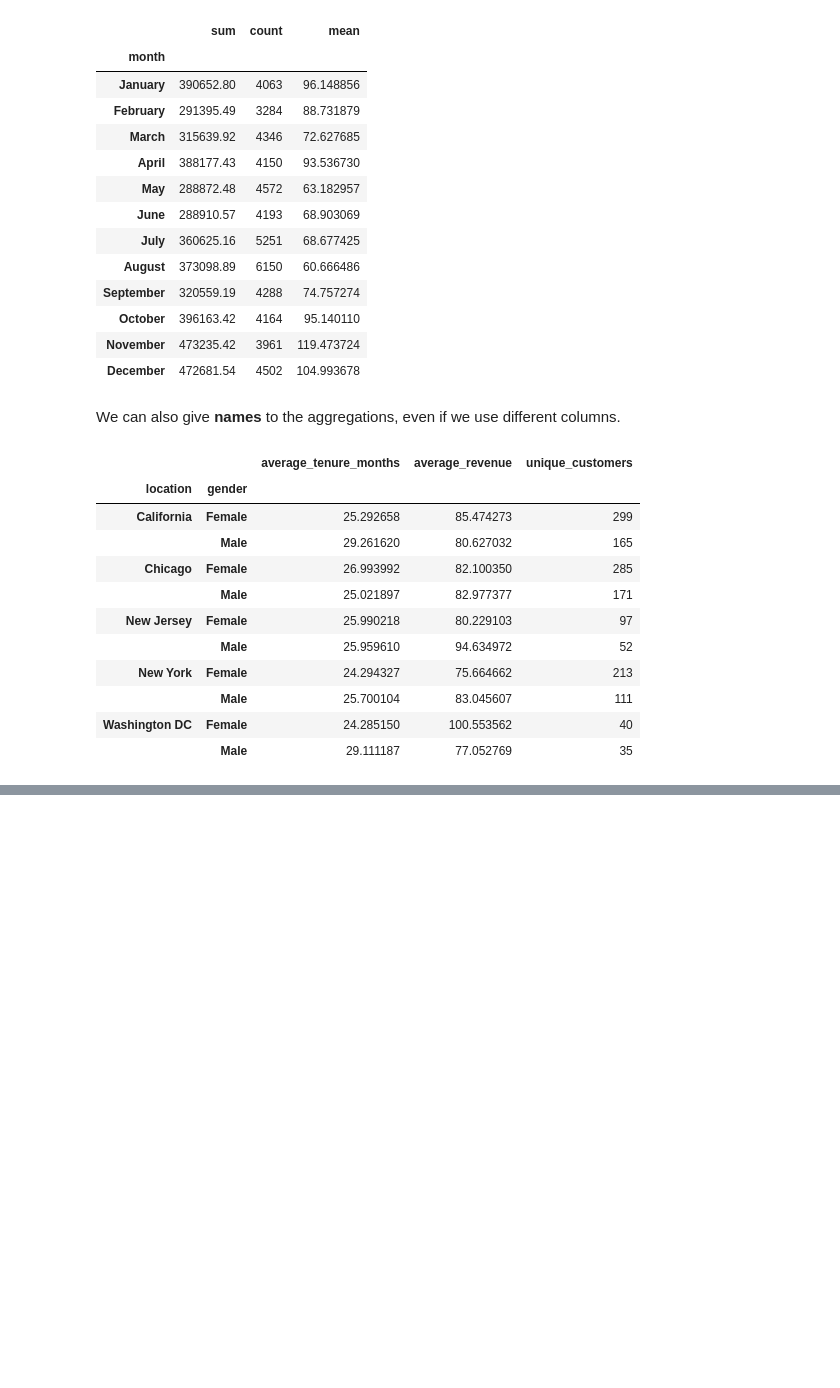
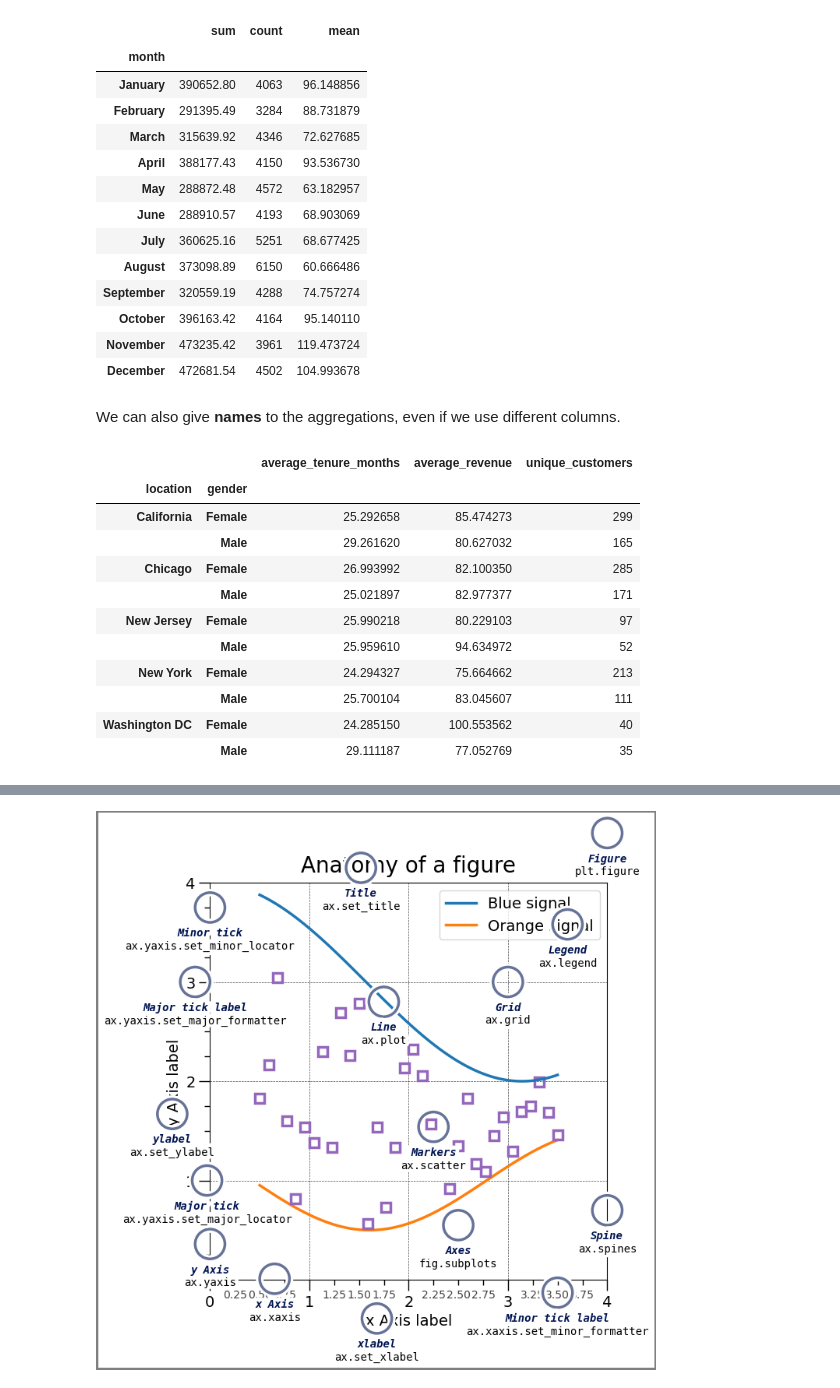
Before and after one commit to kostas-rigan/python-tutorials, a Jupyter notebook: 1-pandas-intro/intro_to_pandas.ipynb, the cells around one changed output, grey strips where cells are left out. Cells and saved outputs as stored; diff of their text form; code cells hidden in the pictures; blank space fills up the shorter version.

Commit message:
add matplotlib guide

```diff
--- a/1-pandas-intro/intro_to_pandas.ipynb
+++ b/1-pandas-intro/intro_to_pandas.ipynb
@@ -1150,0 +1343,95 @@ sales.groupby(by=['location', 'gender'], observed=True).agg(average_tenure_month
+# %%
+from matplotlib.patches import Circle
+from matplotlib.patheffects import withStroke
+from matplotlib.ticker import AutoMinorLocator, MultipleLocator
+
+royal_blue = [0, 20/256, 82/256]
+
+
+# make the figure
+
+np.random.seed(19680801)
+
+X = np.linspace(0.5, 3.5, 100)
+Y1 = 3+np.cos(X)
+Y2 = 1+np.cos(1+X/0.75)/2
+Y3 = np.random.uniform(Y1, Y2, len(X))
+
+fig = plt.figure(figsize=(7.5, 7.5))
+ax = fig.add_axes([0.2, 0.17, 0.68, 0.7], aspect=1)
+
+ax.xaxis.set_major_locator(MultipleLocator(1.000))
+ax.xaxis.set_minor_locator(AutoMinorLocator(4))
+ax.yaxis.set_major_locator(MultipleLocator(1.000))
+ax.yaxis.set_minor_locator(AutoMinorLocator(4))
+ax.xaxis.set_minor_formatter("{x:.2f}")
+
+ax.set_xlim(0, 4)
+ax.set_ylim(0, 4)
+
+ax.tick_params(which='major', width=1.0, length=10, labelsize=14)
+ax.tick_params(which='minor', width=1.0, length=5, labelsize=10,
+               labelcolor='0.25')
+
+ax.grid(linestyle="--", linewidth=0.5, color='.25', zorder=-10)
+
+ax.plot(X, Y1, c='C0', lw=2.5, label="Blue signal", zorder=10)
+ax.plot(X, Y2, c='C1', lw=2.5, label="Orange signal")
+ax.plot(X[::3], Y3[::3], linewidth=0, markersize=9,
+        marker='s', markerfacecolor='none', markeredgecolor='C4',
+        markeredgewidth=2.5)
+
+ax.set_title("Anatomy of a figure", fontsize=20, verticalalignment='bottom')
+ax.set_xlabel("x Axis label", fontsize=14)
+ax.set_ylabel("y Axis label", fontsize=14)
+ax.legend(loc="upper right", fontsize=14)
+
+
+# Annotate the figure
+
+def annotate(x, y, text, code):
+    # Circle marker
+    c = Circle((x, y), radius=0.15, clip_on=False, zorder=10, linewidth=2.5,
+               edgecolor=royal_blue + [0.6], facecolor='none',
+               path_effects=[withStroke(linewidth=7, foreground='white')])
+    ax.add_artist(c)
+
+    # use path_effects as a background for the texts
+    # draw the path_effects and the colored text separately so that the
+    # path_effects cannot clip other texts
+    for path_effects in [[withStroke(linewidth=7, foreground='white')], []]:
+        color = 'white' if path_effects else royal_blue
+        ax.text(x, y-0.2, text, zorder=100,
+                ha='center', va='top', weight='bold', color=color,
+                style='italic', fontfamily='monospace',
+                path_effects=path_effects)
+
+        color = 'white' if path_effects else 'black'
+        ax.text(x, y-0.33, code, zorder=100,
+                ha='center', va='top', weight='normal', color=color,
+                fontfamily='monospace', fontsize='medium',
+                path_effects=path_effects)
+
+
+annotate(3.5, -0.13, "Minor tick label", "ax.xaxis.set_minor_formatter")
+annotate(-0.03, 1.0, "Major tick", "ax.yaxis.set_major_locator")
+annotate(0.00, 3.75, "Minor tick", "ax.yaxis.set_minor_locator")
+annotate(-0.15, 3.00, "Major tick label", "ax.yaxis.set_major_formatter")
+annotate(1.68, -0.39, "xlabel", "ax.set_xlabel")
+annotate(-0.38, 1.67, "ylabel", "ax.set_ylabel")
+annotate(1.52, 4.15, "Title", "ax.set_title")
+annotate(1.75, 2.80, "Line", "ax.plot")
+annotate(2.25, 1.54, "Markers", "ax.scatter")
+annotate(3.00, 3.00, "Grid", "ax.grid")
+annotate(3.60, 3.58, "Legend", "ax.legend")
+annotate(2.5, 0.55, "Axes", "fig.subplots")
+annotate(4, 4.5, "Figure", "plt.figure")
+annotate(0.65, 0.01, "x Axis", "ax.xaxis")
+annotate(0, 0.36, "y Axis", "ax.yaxis")
+annotate(4.0, 0.7, "Spine", "ax.spines")
+
+# frame around figure
+fig.patch.set(linewidth=4, edgecolor='0.5')
+plt.show()
+# %% [output]
+[figure, added]
```
Also changed, not shown: parts of 58 cells of this notebook, 1 other file.
